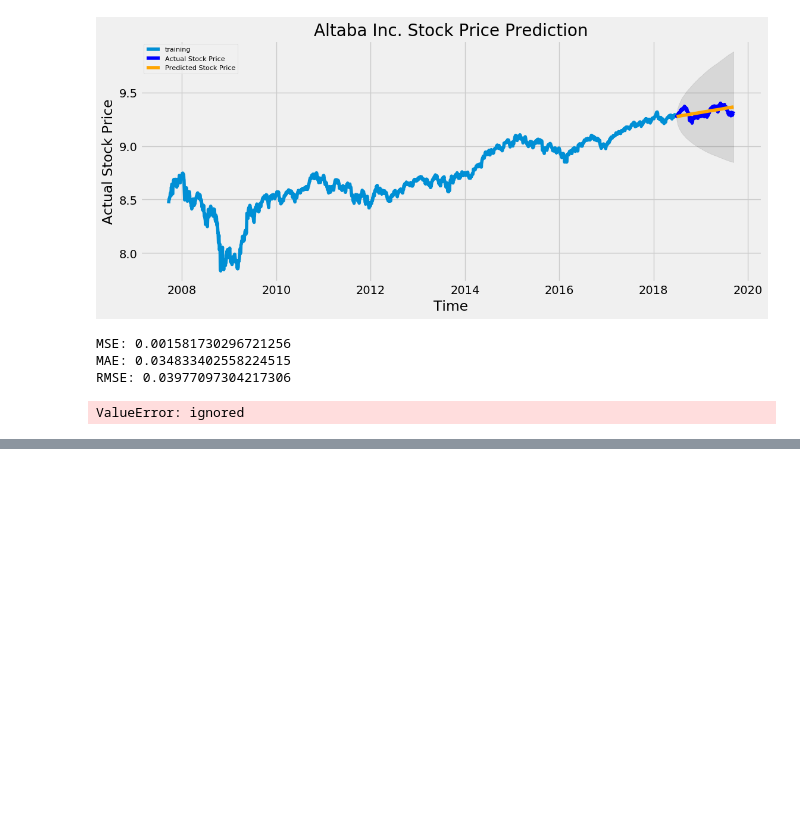
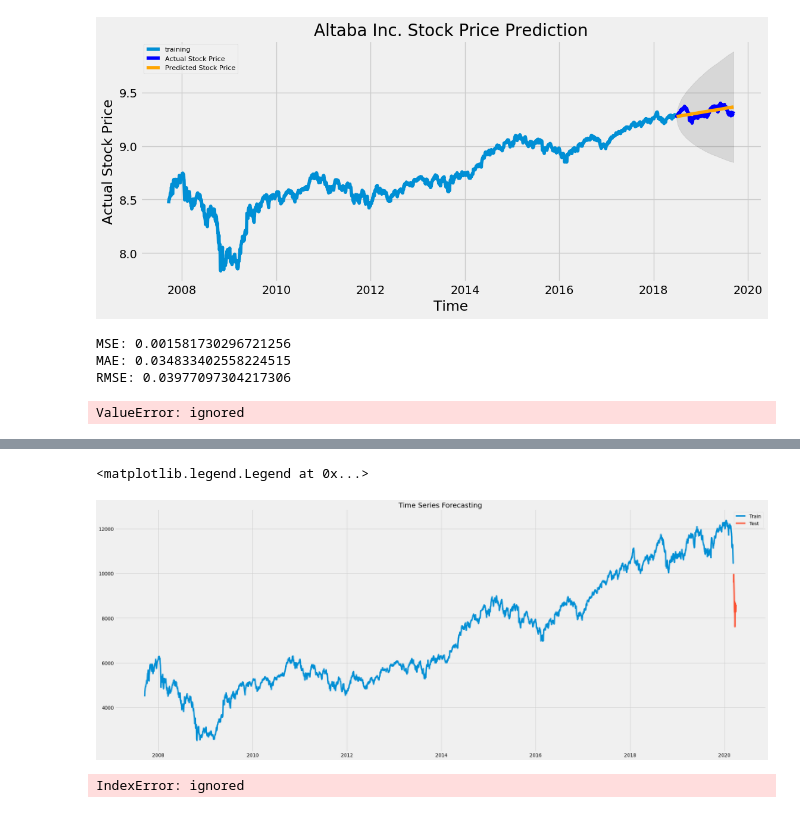
Before and after one commit to jesvin1/Basics, a Jupyter notebook: Nifty_Prediction.ipynb, the cells around one changed output, grey strips where cells are left out. Drawn from its saved outputs; the diff is of its cells as text; code cells hidden in the pictures; blank space fills up the shorter version.

```diff
--- a/Nifty_Prediction.ipynb
+++ b/Nifty_Prediction.ipynb
@@ -255,0 +268,7 @@ ValueError: ignored
+# %%
+
+my_stock = my_stock.rename(columns = {my_stock.columns[0]:"y"})
+#my_stock = my_stock.index.names['ds']
+duration = 14
+train = my_stock.iloc[:-duration,:].copy()
+test = my_stock.iloc[-duration:,:].copy()
@@ -255,0 +285,18 @@ ValueError: ignored
+# %%
+# Visualization
+plt.figure(figsize=(30,12))
+plt.plot(train["y"],label="Train")
+plt.plot(test["y"],label="Test")
+plt.title("Time Series Forecasting")
+plt.legend()
+# %% [output]
+<matplotlib.legend.Legend at 0x...>
+[figure, added]
+# %%
+## Persistence algorithm
+pred= []
+for i in range(duration):
+    pred.append(train.iloc[-1,1])    # add test data to train
+    train = train.append(test.iloc[i])
+# %% [output]
+IndexError: ignored
```
Also changed, not shown: parts of 6 cells of this notebook.
